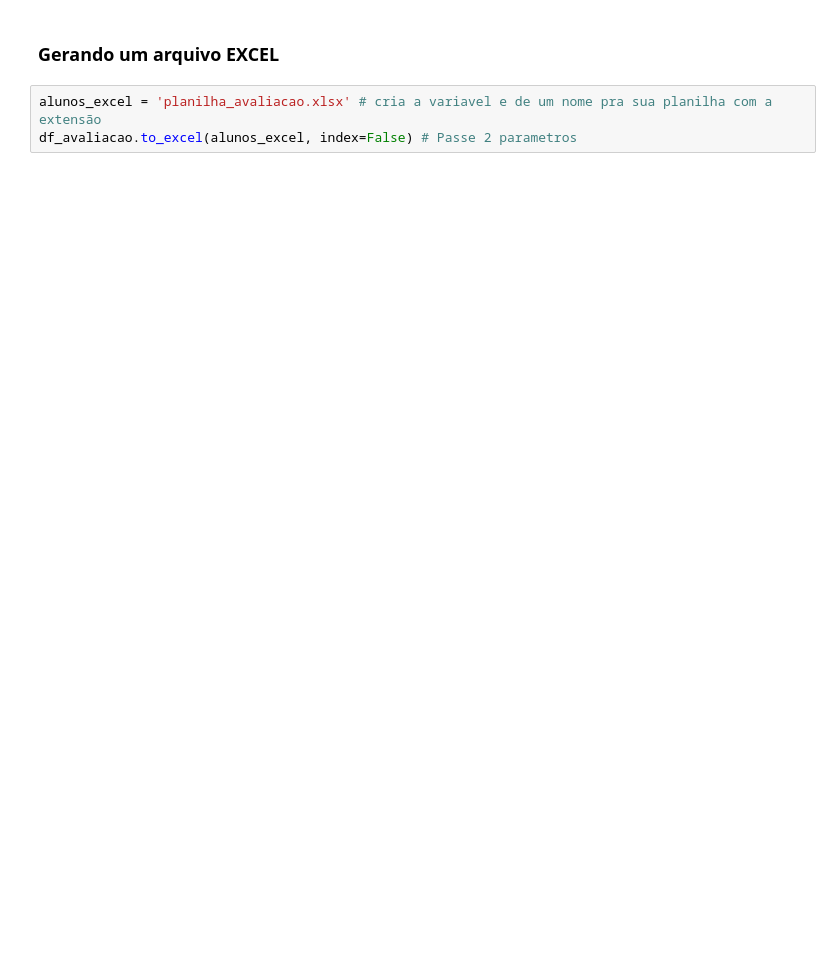
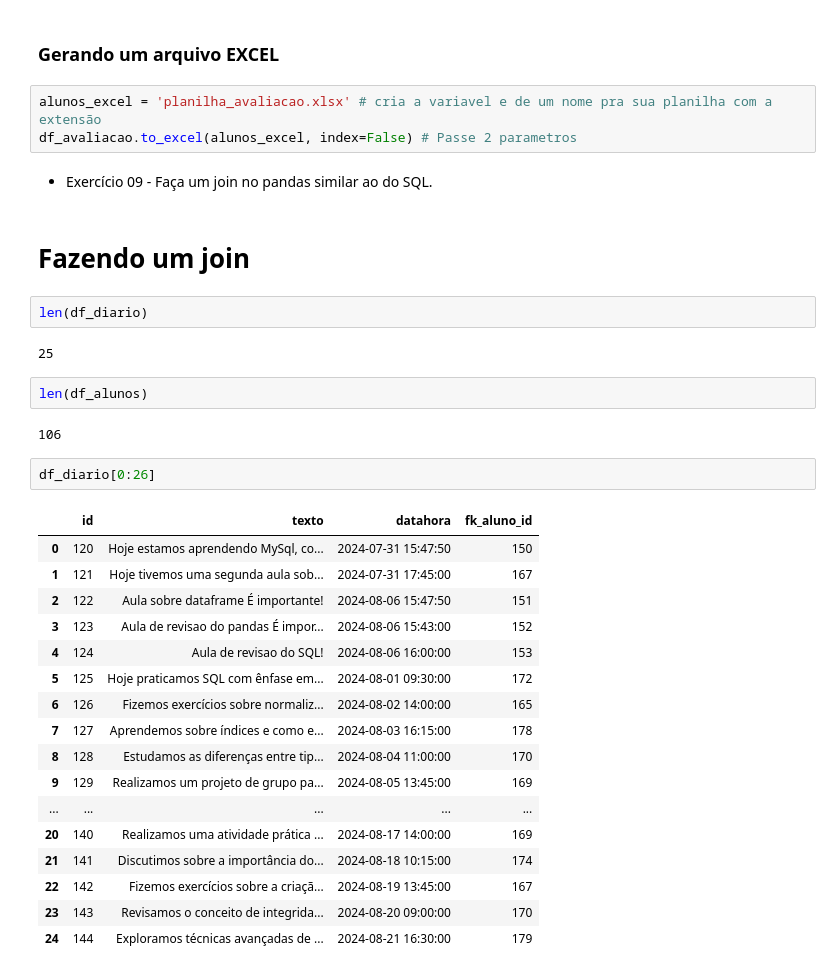
Before and after one commit to WandersonABR/projetofinal_tarde, a Jupyter notebook: notebook_tarde.ipynb, the cells around one changed output. Drawn from its saved outputs; the diff is of its cells as text; blank space fills up the shorter version.

```diff
--- a/notebook_tarde.ipynb
+++ b/notebook_tarde.ipynb
@@ -241,3 +241,35 @@ memory usage: 372.0 bytes
 # %%
 alunos_excel = 'planilha_avaliacao.xlsx' # cria a variavel e de um nome pra sua planilha com a extensão
 df_avaliacao.to_excel(alunos_excel, index=False) # Passe 2 parametros
+# %% [markdown]
+- Exercício 09 - Faça um join no pandas similar ao do SQL.
+# %% [markdown]
+# Fazendo um join
+# %%
+len(df_diario)
+# %% [output]
+25
+# %%
+len(df_alunos)
+# %% [output]
+106
+# %%
+df_diario[0:26]
+# %% [output]
+|  | id | texto | datahora | fk_aluno_id |
+| 0 | 120 | Hoje estamos aprendendo MySql, co... | 2024-07-31 15:47:50 | 150 |
+| 1 | 121 | Hoje tivemos uma segunda aula sob... | 2024-07-31 17:45:00 | 167 |
+| 2 | 122 | Aula sobre dataframe É importante! | 2024-08-06 15:47:50 | 151 |
+| 3 | 123 | Aula de revisao do pandas É impor... | 2024-08-06 15:43:00 | 152 |
+| 4 | 124 | Aula de revisao do SQL! | 2024-08-06 16:00:00 | 153 |
+| 5 | 125 | Hoje praticamos SQL com ênfase em... | 2024-08-01 09:30:00 | 172 |
+| 6 | 126 | Fizemos exercícios sobre normaliz... | 2024-08-02 14:00:00 | 165 |
+| 7 | 127 | Aprendemos sobre índices e como e... | 2024-08-03 16:15:00 | 178 |
+| 8 | 128 | Estudamos as diferenças entre tip... | 2024-08-04 11:00:00 | 170 |
+| 9 | 129 | Realizamos um projeto de grupo pa... | 2024-08-05 13:45:00 | 169 |
+| ... | ... | ... | ... | ... |
+| 20 | 140 | Realizamos uma atividade prática ... | 2024-08-17 14:00:00 | 169 |
+| 21 | 141 | Discutimos sobre a importância do... | 2024-08-18 10:15:00 | 174 |
+| 22 | 142 | Fizemos exercícios sobre a criaçã... | 2024-08-19 13:45:00 | 167 |
+| 23 | 143 | Revisamos o conceito de integrida... | 2024-08-20 09:00:00 | 170 |
+| 24 | 144 | Exploramos técnicas avançadas de ... | 2024-08-21 16:30:00 | 179 |
```
Also changed, not shown: parts of 10 cells of this notebook, 2 other files.
